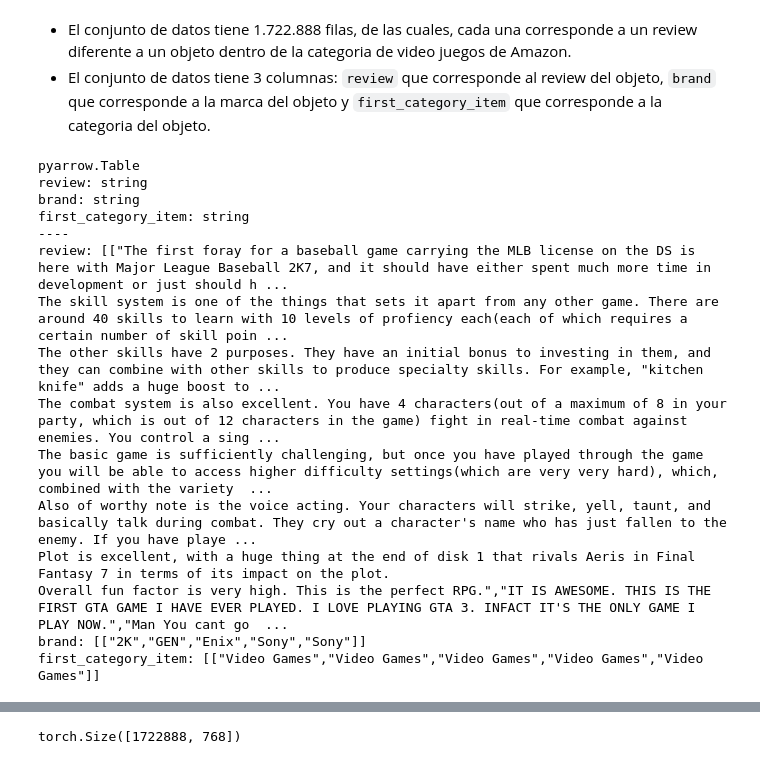
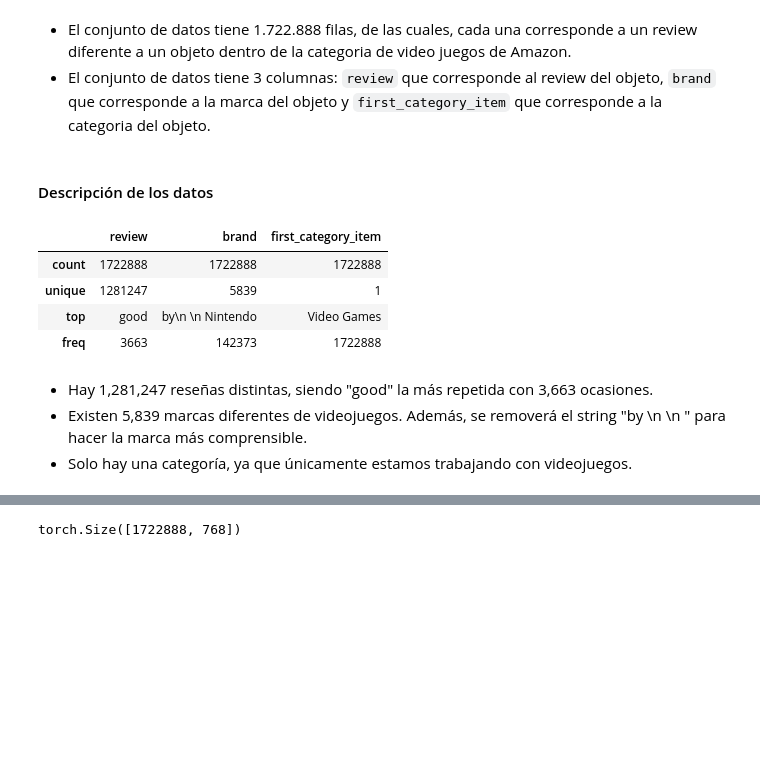
Before and after one commit to jjovalle99/aprendizaje_no_supervisado_22, a Jupyter notebook: proyecto/proyecto_entrega_1.ipynb, the cells around one changed output, grey strips where cells are left out. Drawn from its saved outputs; the diff is of its cells as text; code cells hidden in the pictures; blank space fills up the shorter version.

```diff
--- a/proyecto/proyecto_entrega_1.ipynb
+++ b/proyecto/proyecto_entrega_1.ipynb
@@ -85,22 +103,17 @@ data.shape
 # %% [markdown]
 - El conjunto de datos tiene 1.722.888 filas, de las cuales, cada una corresponde a un review diferente a un objeto dentro de la categoria de video juegos de Amazon.
 - El conjunto de datos tiene 3 columnas: `review` que corresponde al review del objeto, `brand` que corresponde a la marca del objeto y `first_category_item` que corresponde a la categoria del objeto.
-# %%
-# Se visualizan las primeras 5 filas
-data.slice(0, 5)
-# %% [output]
-pyarrow.Table
-review: string
-brand: string
-first_category_item: string
-----
-review: [["The first foray for a baseball game carrying the MLB license on the DS is here with Major League Baseball 2K7, and it should have either spent much more time in development or just should h ...
-The skill system is one of the things that sets it apart from any other game. There are around 40 skills to learn with 10 levels of profiency each(each of which requires a certain number of skill poin ...
-The other skills have 2 purposes. They have an initial bonus to investing in them, and they can combine with other skills to produce specialty skills. For example, "kitchen knife" adds a huge boost to ...
-The combat system is also excellent. You have 4 characters(out of a maximum of 8 in your party, which is out of 12 characters in the game) fight in real-time combat against enemies. You control a sing ...
-The basic game is sufficiently challenging, but once you have played through the game you will be able to access higher difficulty settings(which are very very hard), which, combined with the variety  ...
-Also of worthy note is the voice acting. Your characters will strike, yell, taunt, and basically talk during combat. They cry out a character's name who has just fallen to the enemy. If you have playe ...
-Plot is excellent, with a huge thing at the end of disk 1 that rivals Aeris in Final Fantasy 7 in terms of its impact on the plot.
-Overall fun factor is very high. This is the perfect RPG.","IT IS AWESOME. THIS IS THE FIRST GTA GAME I HAVE EVER PLAYED. I LOVE PLAYING GTA 3. INFACT IT'S THE ONLY GAME I PLAY NOW.","Man You cant go  ...
-brand: [["2K","GEN","Enix","Sony","Sony"]]
-first_category_item: [["Video Games","Video Games","Video Games","Video Games","Video Games"]]
+# %% [markdown]
+#### Descripción de los datos
+# %%
+data.describe()
+# %% [output]
+|  | review | brand | first_category_item |
+| count | 1722888 | 1722888 | 1722888 |
+| unique | 1281247 | 5839 | 1 |
+| top | good | by\n \n Nintendo | Video Games |
+| freq | 3663 | 142373 | 1722888 |
+# %% [markdown]
+- Hay 1,281,247 reseñas distintas, siendo "good" la más repetida con 3,663 ocasiones.
+- Existen 5,839 marcas diferentes de videojuegos. Además, se removerá el string "by \n \n " para hacer la marca más comprensible.
+- Solo hay una categoría, ya que únicamente estamos trabajando con videojuegos.
```
Also changed, not shown: parts of 28 cells of this notebook.
